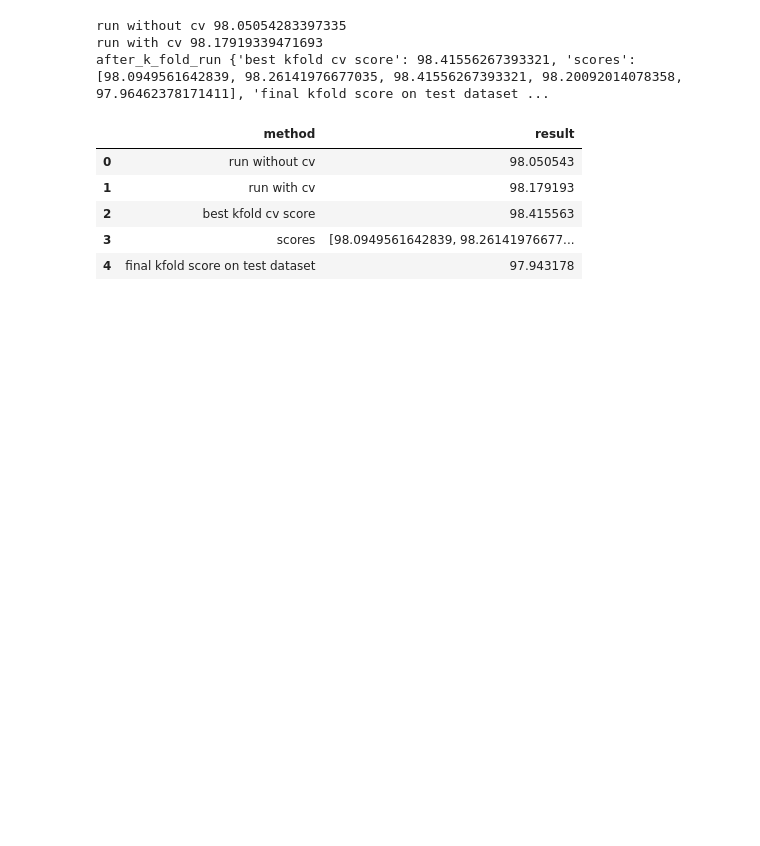
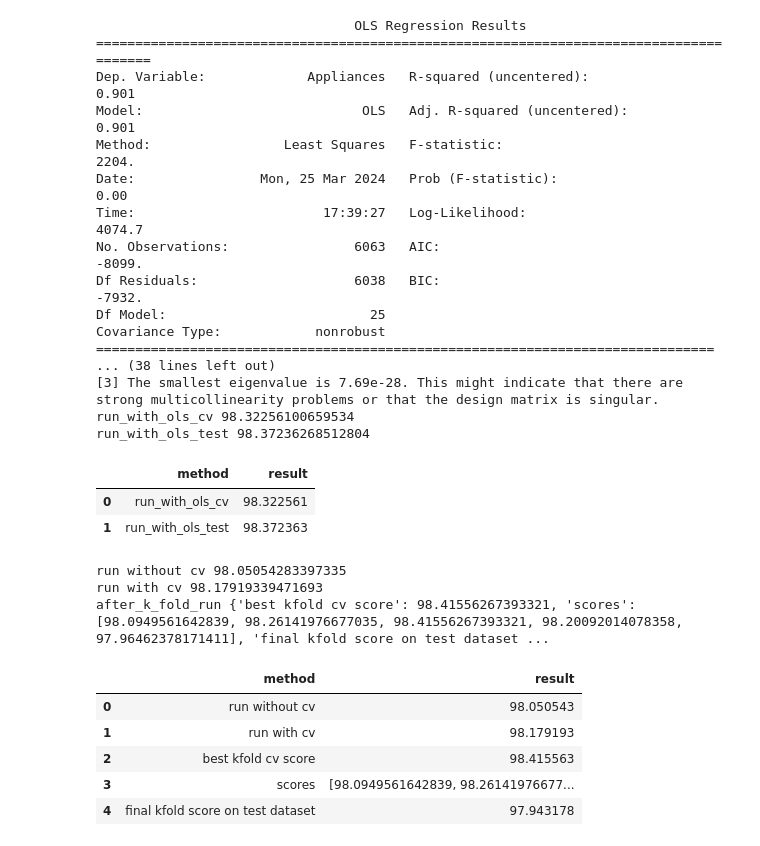
Before and after one commit to zayev123/ml1_assignment_2, a Jupyter notebook: Regression.AppliancesEnergyPrediction/AppliancesEnergyPrediction.ipynb, the cells around one changed output. Cells and saved outputs as stored; diff of their text form; code cells hidden in the pictures; blank space fills up the shorter version.

```diff
--- a/Regression.AppliancesEnergyPrediction/AppliancesEnergyPrediction.ipynb
+++ b/Regression.AppliancesEnergyPrediction/AppliancesEnergyPrediction.ipynb
@@ -404,6 +405,40 @@ class Master:
         anlyzr.perform_knn()
         self.results["with_pca"] = anlyzr.get_accuracy()
 
+    def run_with_ols(self):
+        anlyzr = DataAnalyzer()
+        anlyzr.get_x_and_Y()
+        anlyzr.perform_manual_splitting_cv()
+
+        anlyzr.X_train = anlyzr.X_train.astype(float)
+        anlyzr.y_train = anlyzr.y_train.astype(float)
+        #add constant to predictor variables
+        x = sm.add_constant(anlyzr.X_train)
+
+        #fit linear regression model
+        model = sm.OLS(anlyzr.y_train, anlyzr.X_train).fit()
+        print(model.summary())
+        y_cv_pred = model.predict(anlyzr.X_cv)
+
+        mse_cv = mean_squared_error(anlyzr.y_cv, y_cv_pred)
+        r2 = r2_score(anlyzr.y_cv, y_cv_pred)
+
+        target_range = np.max(anlyzr.y) - np.min(anlyzr.y)  # Calculate the range of the target variable
+        accuracy_percentage_cv = (1 - (mse_cv / target_range)) * 100  # Calculate accuracy as a percentage
+        self.ac_final = accuracy_percentage_cv
+
+        #
+        y_test_pred = model.predict(anlyzr.X_test_final)
+
+        mse_test = mean_squared_error(anlyzr.y_test_final, y_test_pred)
+        r2 = r2_score(anlyzr.y_test_final, y_test_pred)
+
+        accuracy_percentage_test = (1 - (mse_test / target_range)) * 100  # Calculate accuracy as a percentage
+        self.ac_final = accuracy_percentage_test
+
+        self.results["run_with_ols_cv"] = accuracy_percentage_cv
+        self.results["run_with_ols_test"] = accuracy_percentage_test
+
     def run_cv_problem(self):
         self.run_without_cv()
         self.run_with_cv()
@@ -429,3 +447,28 @@ display(alyzr.dataset)
+# %%
+ols_mstr = Master()
+ols_mstr.run_with_ols()
+ols_mstr.organize_results()
+# %% [output]
+                                 OLS Regression Results
+=======================================================================================
+Dep. Variable:             Appliances   R-squared (uncentered):                   0.901
+Model:                            OLS   Adj. R-squared (uncentered):              0.901
+Method:                 Least Squares   F-statistic:                              2204.
+Date:                Mon, 25 Mar 2024   Prob (F-statistic):                        0.00
+Time:                        17:39:27   Log-Likelihood:                          4074.7
+No. Observations:                6063   AIC:                                     -8099.
+Df Residuals:                    6038   BIC:                                     -7932.
+Df Model:                          25
+Covariance Type:            nonrobust
+===============================================================================
+... (38 lines left out)
+[3] The smallest eigenvalue is 7.69e-28. This might indicate that there are
+strong multicollinearity problems or that the design matrix is singular.
+run_with_ols_cv 98.32256100659534
+run_with_ols_test 98.37236268512804
+|  | method | result |
+| 0 | run_with_ols_cv | 98.322561 |
+| 1 | run_with_ols_test | 98.372363 |
 # %%
 cv_mstr = Master()
 cv_mstr.run_cv_problem()
```
Also changed, not shown: parts of 2 cells of this notebook.
